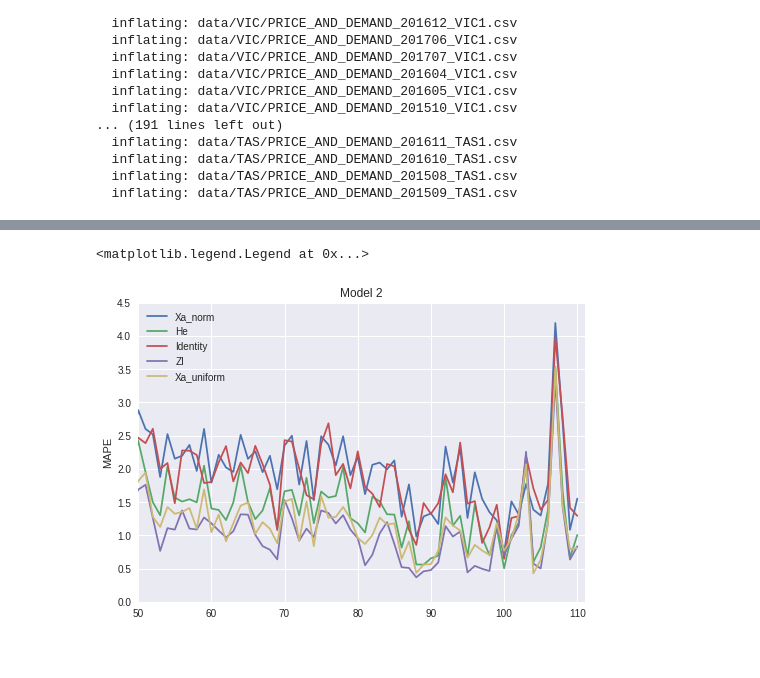
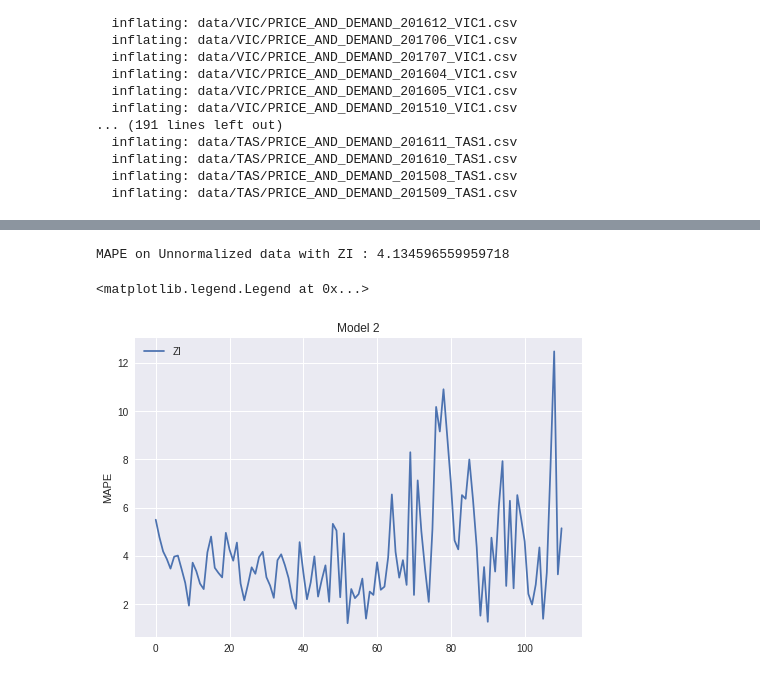
Before and after one commit to anshkumar/elf, a Jupyter notebook: elf_seq2seq.ipynb, the cells around one changed output, grey strips where cells are left out. Drawn from its saved outputs; the diff is of its cells as text; code cells hidden in the pictures.

```diff
--- a/elf_seq2seq.ipynb
+++ b/elf_seq2seq.ipynb
@@ -992,11 +1105,11 @@ https://www.tensorflow.org/api_docs/python/tf/contrib/layers/xavier_initializer
 https://www.tensorflow.org/api_docs/python/tf/contrib/layers/variance_scaling_initializer
 """
 inits = {
-         'Xa_norm': tf.contrib.layers.variance_scaling_initializer(factor=1.0, mode="FAN_AVG",uniform=True),
-         'He': tf.keras.initializers.he_normal(),
-         'Identity': tf.keras.initializers.Identity(),
+#          'Xa_norm': tf.contrib.layers.variance_scaling_initializer(factor=1.0, mode="FAN_AVG",uniform=True),
+#          'He': tf.keras.initializers.he_normal(),
+#          'Identity': tf.keras.initializers.Identity(),
          'ZI': tf.zeros_initializer(),
-         'Xa_uniform': None,  # https://github.com/tensorflow/tensorflow/blob/2a0e004358f13d6ebe936ceab1b5e7d147606583/tensorflow/python/ops/init_ops.py#L1134
+#          'Xa_uniform': None,  # https://github.com/tensorflow/tensorflow/blob/2a0e004358f13d6ebe936ceab1b5e7d147606583/tensorflow/python/ops/init_ops.py#L1134
         }
 
 for init_name, init in inits.items():
@@ -1019,7 +1132,8 @@ for init_name, init in inits.items():
               _, error = sess.run([train_model.train_op, train_model.mape])
             except tf.errors.OutOfRangeError:
               break
-          print(ep, "MAPE:", error*100)
+          if ep%100 == 0:
+            print(ep, "MAPE:", error*100)
 
         print("Training done...🎉")
         print("\n\n")
@@ -1034,7 +1148,7 @@ for init_name, init in inits.items():
         saver.save(sess, saver_file)
         print('Ok')
 
-!zip -r checkpoints_seq2seq.zip data/cpt/seq2seq/
-!cp checkpoints_seq2seq.zip "./drive/My Drive/"
+# !zip -r checkpoints_seq2seq.zip data/cpt/seq2seq/
+# !cp checkpoints_seq2seq.zip "./drive/My Drive/"
 # %% [output]
 INFO:tensorflow:Restoring parameters from data/vars/feeder.cpt
@@ -1176,12 +1305,27 @@ Sample STD: 0.3903516341242113
+# %%
+import math
+
+def mape_fn(actual, predict):
+    tmp, n = 0.0, 0
+    for i in range(actual.shape[0]):
+        if actual[i] < 0 or actual[i] > 0:
+            tmp += math.fabs(actual[i]-predict[i])/actual[i]
+            n += 1
+    return (tmp/n)
+
+for init_name, init in inits.items():
+  print("MAPE on Unnormalized data with",init_name, ":", mape_fn(np.ravel(true_list[init_name]), np.ravel(pred_list[init_name]))*100)
+# %% [output]
+MAPE on Unnormalized data with ZI : 4.134596559959718
 # %%
 for init_name, init in inits.items():
   plt.plot(range(count), mape_list[init_name], label=init_name)
-plt.xlim(50,111)
-plt.ylim(0,4.5)
+# plt.xlim(50,111)
+# plt.ylim(0,4.5)
 # plt.xlabel('epochs')
 plt.ylabel('MAPE')
 plt.title("Model 2")
 plt.legend()
 # %% [output]
 <matplotlib.legend.Legend at 0x...>
-[figure, old version]
+[figure, new version]
```
Also changed, not shown: parts of 12 cells of this notebook.
